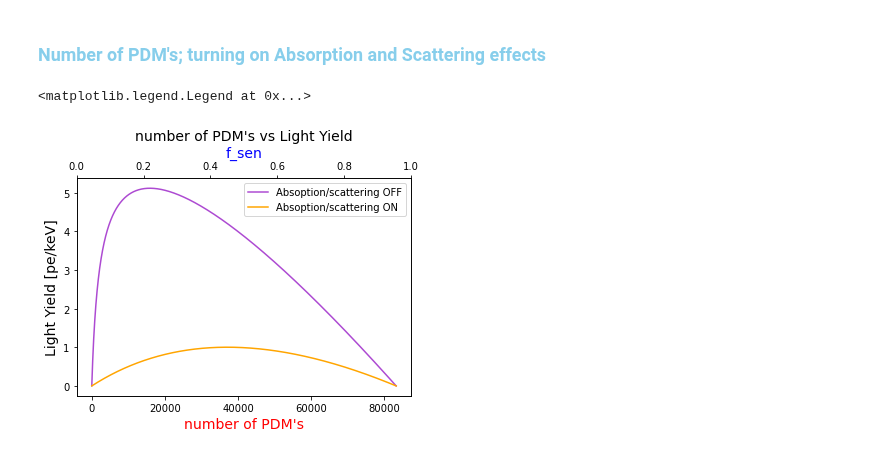
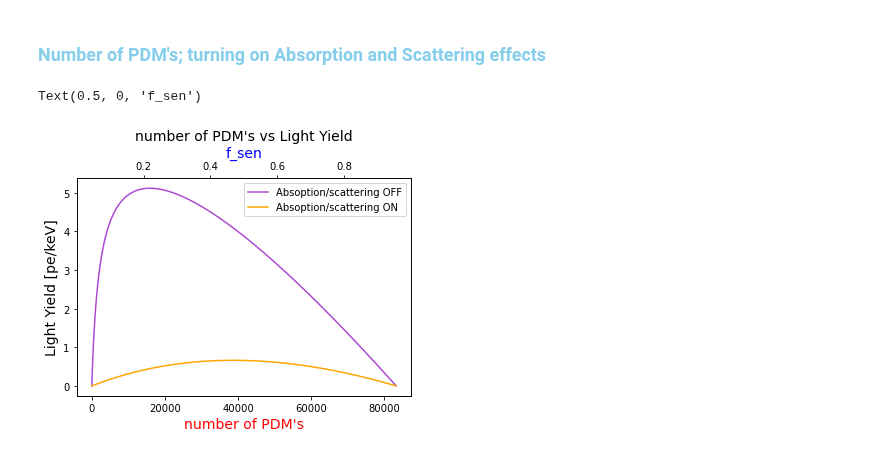
Before and after one commit to sarthchoudhary/AMELY, a Jupyter notebook: Shawn_muon_Veto_AMLY_V2.ipynb, the cells around one changed output. Drawn from its saved outputs; the diff is of its cells as text; code cells hidden in the pictures.

```diff
--- a/Shawn_muon_Veto_AMLY_V2.ipynb
+++ b/Shawn_muon_Veto_AMLY_V2.ipynb
@@ -951,23 +951,24 @@ effective_surface_area_muon_veto = 2*np.pi*(2.335)*(3.572) + 91.9;
 char_L_moun_veto = calc_length(area=effective_surface_area_muon_veto, volume=effective_volume_muon_veto)
 # %%
 Q_vis_muon_veto = calc_Q( char_L_moun_veto, lambda_abs= 100, lambda_R= 300)
-Q_vuv_muon_veto = calc_Q( char_L_moun_veto, lambda_abs= 17, lambda_R= 0.97)
+Q_vuv_muon_veto = calc_Q( char_L_moun_veto, lambda_abs= 10, lambda_R= 0.97) ### previously lambda_abs= 17
 # %%
 ### plotting when Absorption/scattering effect are taken into consideration
 
 %matplotlib inline
 # plt.figure('Muon veto LY with and without Absoption/scattering')
 fig, ax1 = plt.subplots()
 ax1.plot(number_PDM, integrate_LY(wavelength_vector, E_PEN_smooth, PDE_smooth, R_SiPM_smooth, Tyvec_115_reflectance_values_uniform, new_f_sen, wls_eff= 0.4720, Q_vis=1, Q_vuv= 1, SiPM_covered=False), color =  '#AD4AD2', label = 'Absoption/scattering OFF' );
 ax1.plot(number_PDM, integrate_LY(wavelength_vector, E_PEN_smooth, PDE_smooth, R_SiPM_smooth, Tyvec_115_reflectance_values_uniform, new_f_sen, wls_eff= 0.4720, Q_vis=Q_vis_muon_veto, Q_vuv= Q_vuv_muon_veto, SiPM_covered=False), color =  'orange', label = 'Absoption/scattering ON' );
 ax1.set_ylabel('Light Yield [pe/keV]' , size =14, weight = 'bold')
 ax1.set_xlabel('number of PDM\'s', size =14, weight = 'bold', color = 'red')
 ax1.set_title('number of PDM\'s vs Light Yield' ,  size =14, weight = 'bold')
+ax1.legend(fontsize = 14)
+ax1.legend(loc = 'best')
 
 ax2 = ax1.twiny()
+ax2.set_xlim([min(new_f_sen), max(new_f_sen)])
 ax2.set_xlabel('f_sen',  size =14, weight = 'bold', color = 'blue')
-ax1.legend(fontsize = 14)
-ax1.legend(loc = 'best')
 # %% [output]
-<matplotlib.legend.Legend at 0x...>
+Text(0.5, 0, 'f_sen')
-[figure, old version]
+[figure, new version]
```
Also changed, not shown: parts of 3 cells of this notebook.
